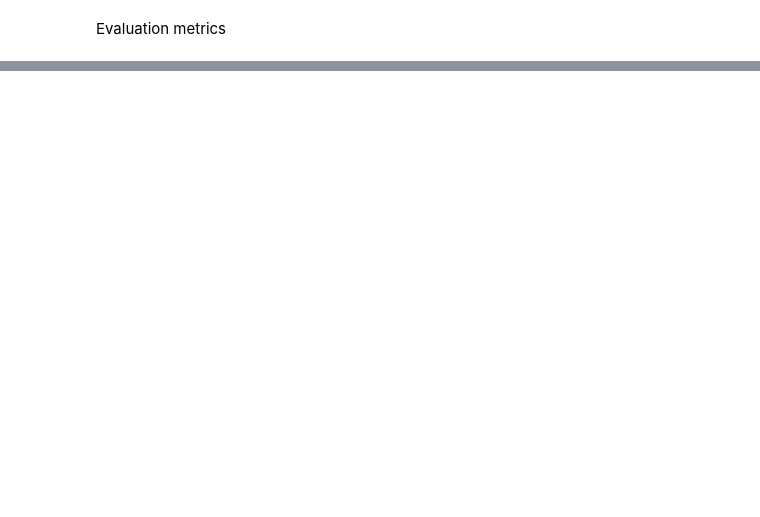
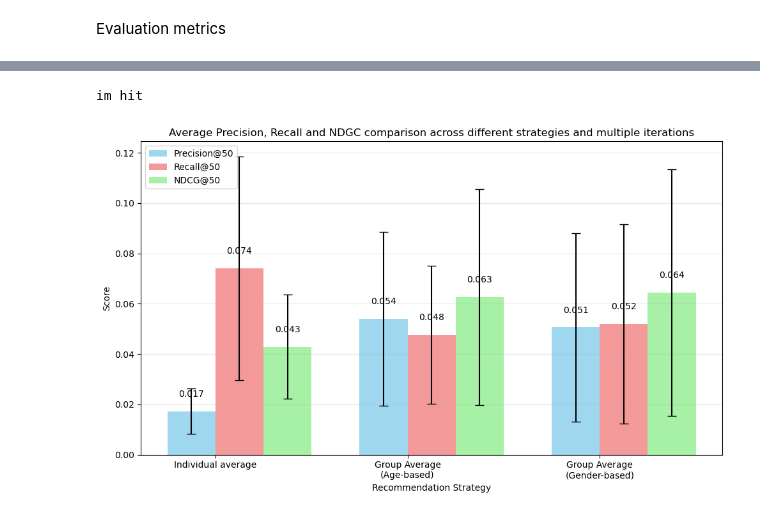
Before and after one commit to BudJulius/ACIT4530-Group1-ProjectA, a Jupyter notebook: recommender.ipynb, the cells around one changed output, grey strips where cells are left out. Saved outputs shown, nothing was run; the diff lists cells and outputs as text; code cells hidden in the pictures; blank space fills up the shorter version.

```diff
--- a/recommender.ipynb
+++ b/recommender.ipynb
@@ -486,0 +542,59 @@ plot_evaluation_comparison()
+# %%
+    # Plot average and standard deviation of the final results
+def plot_evaluation_comparison_with_confidence():
+    individual_results = evaluate_multiple_individual_iterations(100, 10, 50)
+    age_results = evaluate_multiple_group_iterations('age', 100)
+    gender_results = evaluate_multiple_group_iterations('gender', 100)
+
+    strategies = ['Individual average', 'Group Average\n(Age-based)', 'Group Average\n(Gender-based)']
+
+        #Calculate means and standard deviations
+    precision_means = [np.mean(individual_results['precision']), age_results['precision_mean'], gender_results['precision_mean']]
+    recall_means = [np.mean(individual_results['recall']), age_results['recall_mean'], gender_results['recall_mean']]
+    ndcg_means = [np.mean(individual_results['ndcg']), age_results['ndcg_mean'], gender_results['ndcg_mean']]
+
+    precision_stds = [np.std(individual_results['precision']), age_results['precision_std'], gender_results['precision_std']]
+    recall_stds = [np.std(individual_results['recall']), age_results['recall_std'], gender_results['recall_std']]
+    ndcg_stds = [np.std(individual_results['ndcg']), age_results['ndcg_std'], gender_results['ndcg_std']]
+
+
+    x = np.arange(len(strategies))
+    width = 0.25
+    fig, ax = plt.subplots(figsize=(10, 6))
+    bars1 = ax.bar(x - width/2, precision_means, width, yerr=precision_stds,
+                   label='Precision@50', alpha=0.8, color='skyblue', capsize=5)
+    bars2 = ax.bar(x + width/2, recall_means, width, yerr=recall_stds,
+                   label='Recall@50', alpha=0.8, color='lightcoral', capsize=5)
+    bars3 = ax.bar(x + 1.5*width, ndcg_means, width, yerr=ndcg_stds,
+                   label='NDCG@50', alpha=0.8, color='lightgreen', capsize=5)
+
+    ax.set_xlabel('Recommendation Strategy')
+    ax.set_ylabel('Score')
+    ax.set_title('Average Precision, Recall and NDGC comparison across different strategies and multiple iterations')
+    ax.set_xticks(x)
+    ax.set_xticklabels(strategies)
+    ax.legend()
+    ax.grid(axis='y', alpha=0.3)
+
+    for bar in bars1:
+        height = bar.get_height()
+        ax.text(bar.get_x() + bar.get_width()/2., height + 0.005,
+                f'{height:.3f}', ha='center', va='bottom')
+
+    for bar in bars2:
+        height = bar.get_height()
+        ax.text(bar.get_x() + bar.get_width()/2., height + 0.005,
+                f'{height:.3f}', ha='center', va='bottom')
+
+    for bar in bars3:
+        height = bar.get_height()
+        ax.text(bar.get_x() + bar.get_width()/2., height + 0.005,
+                f'{height:.3f}', ha='center', va='bottom')
+
+    plt.tight_layout()
+    plt.show()
+
+plot_evaluation_comparison_with_confidence()
+# %% [output]
+im hit
+[figure, added]
```
Also changed, not shown: parts of 12 cells of this notebook.
